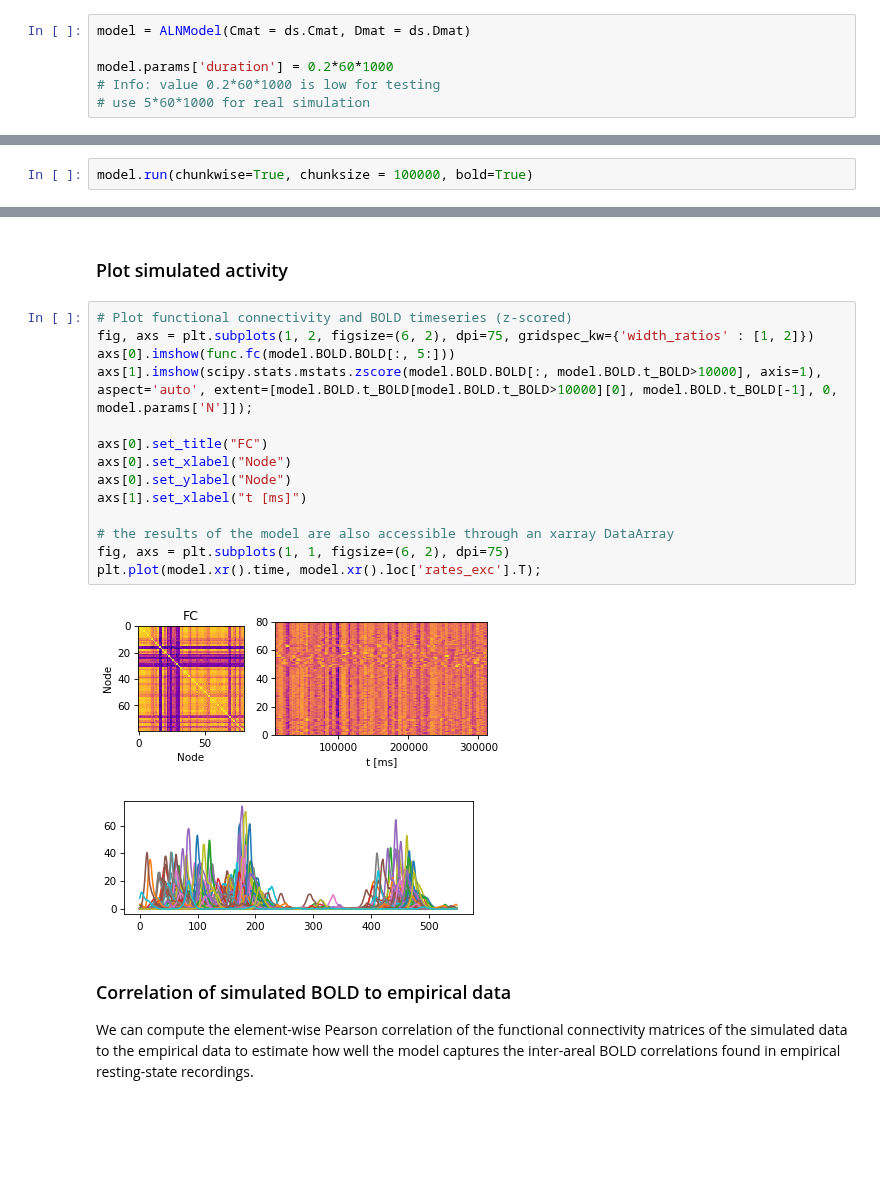
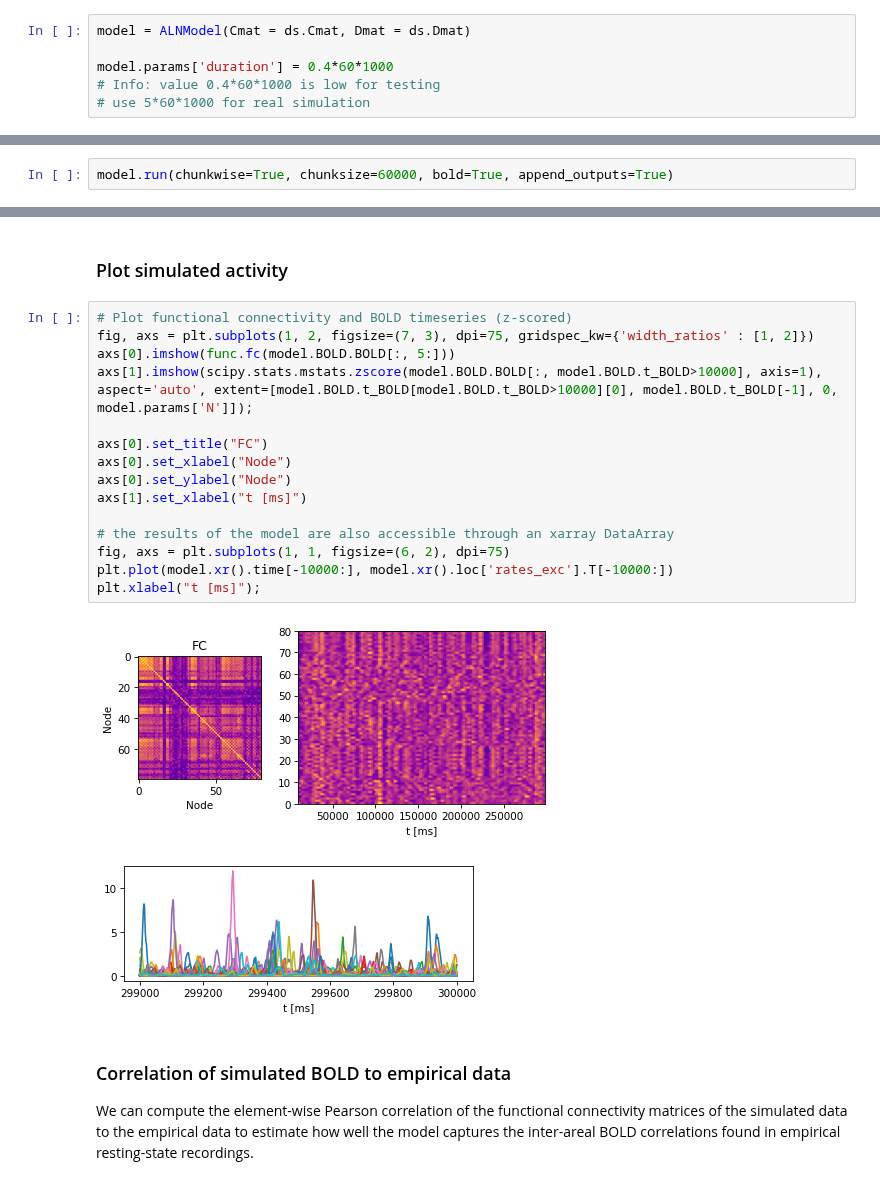
Before and after one commit to neurolib-dev/neurolib, a Jupyter notebook: examples/example-0-aln-minimal.ipynb, the cells around one changed output, grey strips where cells are left out. Saved outputs shown, nothing was run; the diff lists cells and outputs as text; blank space fills up the shorter version.

```diff
--- a/examples/example-0-aln-minimal.ipynb
+++ b/examples/example-0-aln-minimal.ipynb
@@ -152,8 +153,8 @@ We now create the `aln` model with a structural connectivity matrix and a delay
 # %%
 model = ALNModel(Cmat = ds.Cmat, Dmat = ds.Dmat)
 
-model.params['duration'] = 0.2*60*1000
-# Info: value 0.2*60*1000 is low for testing
+model.params['duration'] = 0.4*60*1000
+# Info: value 0.4*60*1000 is low for testing
 # use 5*60*1000 for real simulation
 # %% [markdown]
 After some optimization to the resting-state fMRI data of the dataset, we
@@ -212,7 +213,7 @@ the appropriate initial conditions. This allows for a serial continuation
 of the model without having to store all the data in memory and is
 particularly useful for very long and many parallel simulations.
 # %%
-model.run(chunkwise=True, chunksize = 100000, bold=True)
+model.run(chunkwise=True, chunksize=60000, bold=True, append_outputs=True)
 # %% [markdown]
 ## Results
 
@@ -241,21 +228,22 @@ Since we used `bold=True` to simulate BOLD, we can also access `model.BOLD.BOLD`
 ### Plot simulated activity
 # %%
 # Plot functional connectivity and BOLD timeseries (z-scored)
-fig, axs = plt.subplots(1, 2, figsize=(6, 2), dpi=75, gridspec_kw={'width_ratios' : [1, 2]})
+fig, axs = plt.subplots(1, 2, figsize=(7, 3), dpi=75, gridspec_kw={'width_ratios' : [1, 2]})
 axs[0].imshow(func.fc(model.BOLD.BOLD[:, 5:]))
 axs[1].imshow(scipy.stats.mstats.zscore(model.BOLD.BOLD[:, model.BOLD.t_BOLD>10000], axis=1), aspect='auto', extent=[model.BOLD.t_BOLD[model.BOLD.t_BOLD>10000][0], model.BOLD.t_BOLD[-1], 0, model.params['N']]);
 
 axs[0].set_title("FC")
 axs[0].set_xlabel("Node")
 axs[0].set_ylabel("Node")
 axs[1].set_xlabel("t [ms]")
 
 # the results of the model are also accessible through an xarray DataArray
 fig, axs = plt.subplots(1, 1, figsize=(6, 2), dpi=75)
-plt.plot(model.xr().time, model.xr().loc['rates_exc'].T);
+plt.plot(model.xr().time[-10000:], model.xr().loc['rates_exc'].T[-10000:])
+plt.xlabel("t [ms]");
 # %% [output]
-[figure, old version]
+[figure, new version]
-[figure, old version]
+[figure, new version]
 # %% [markdown]
 ### Correlation of simulated BOLD to empirical data
 
```
Also changed, not shown: parts of 6 cells of this notebook.
